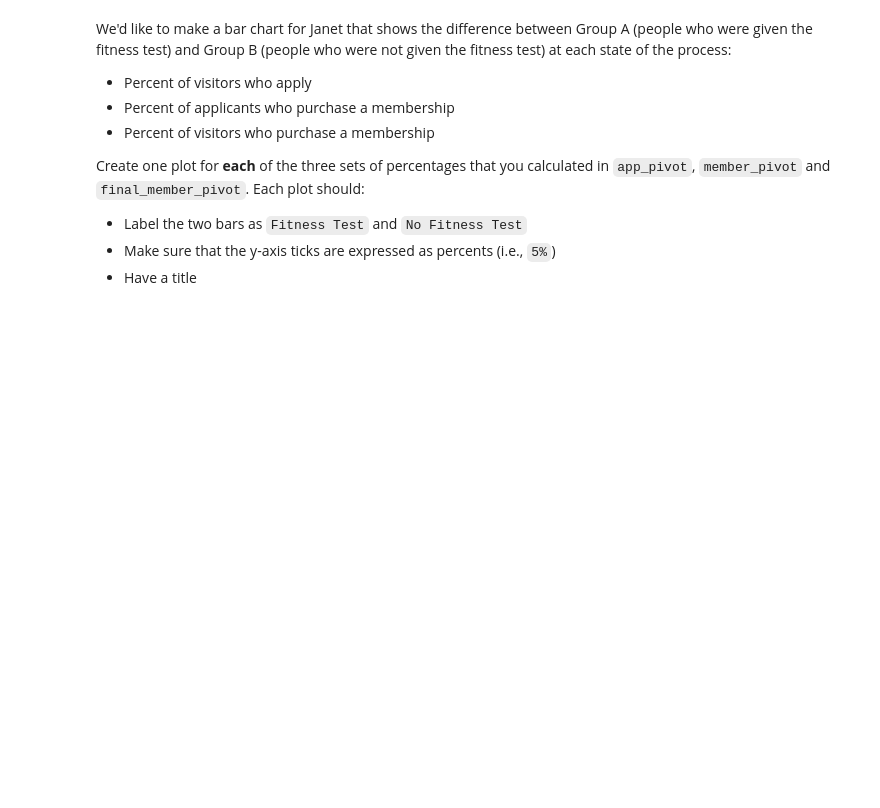
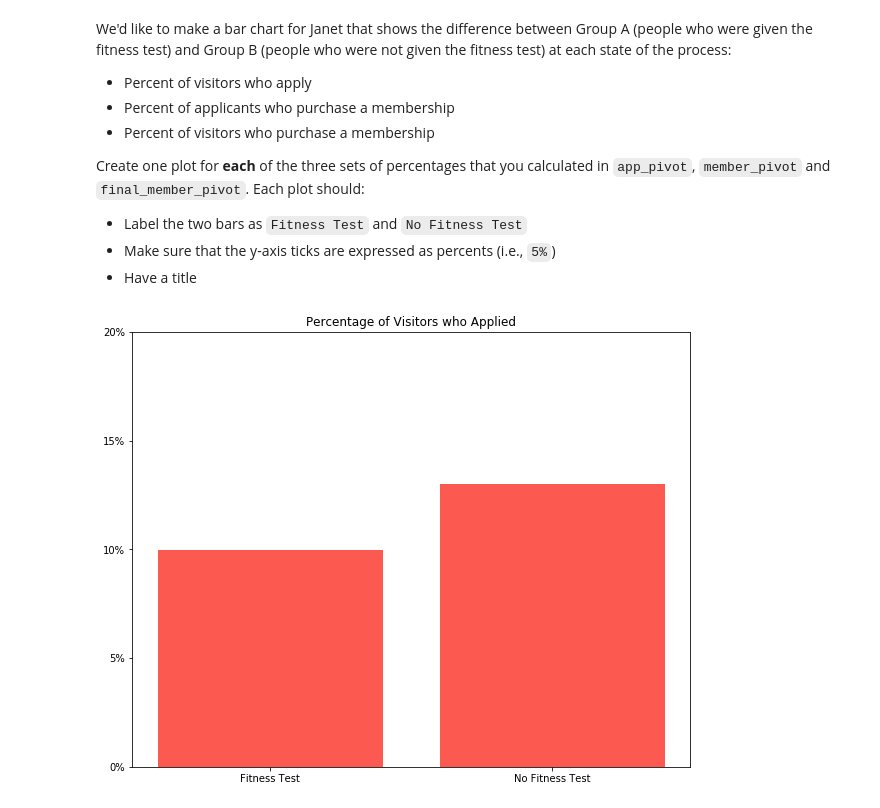
Before and after one commit to altmanmark/musclehub, a Jupyter notebook: musclehub.ipynb, the cells around one changed output. Drawn from its saved outputs; the diff is of its cells as text; code cells hidden in the pictures; blank space fills up the shorter version.

Commit message:
create bar charts for funnel

```diff
--- a/musclehub.ipynb
+++ b/musclehub.ipynb
@@ -372,3 +394,17 @@ Create one plot for **each** of the three sets of percentages that you calculate
 - Label the two bars as `Fitness Test` and `No Fitness Test`
 - Make sure that the y-axis ticks are expressed as percents (i.e., `5%`)
 - Have a title
+# %%
+plt.figure(figsize=(10,8))
+ax = plt.subplot()
+plt.bar(range(len(app_pivot)),
+        app_pivot['Percent with Application'].values,
+        color='xkcd:Coral')
+ax.set(title='Percentage of Visitors who Applied')
+ax.xaxis.set(ticks=range(len(app_pivot)),
+             ticklabels=['Fitness Test', 'No Fitness Test'])
+ax.yaxis.set(ticks=[0, 0.05, 0.10, 0.15, 0.20],
+             ticklabels=['0%', '5%', '10%', '15%', '20%'])
+plt.show()
+# %% [output]
+[figure, added]
```
Also changed, not shown: parts of 4 cells of this notebook, 1 other file.
